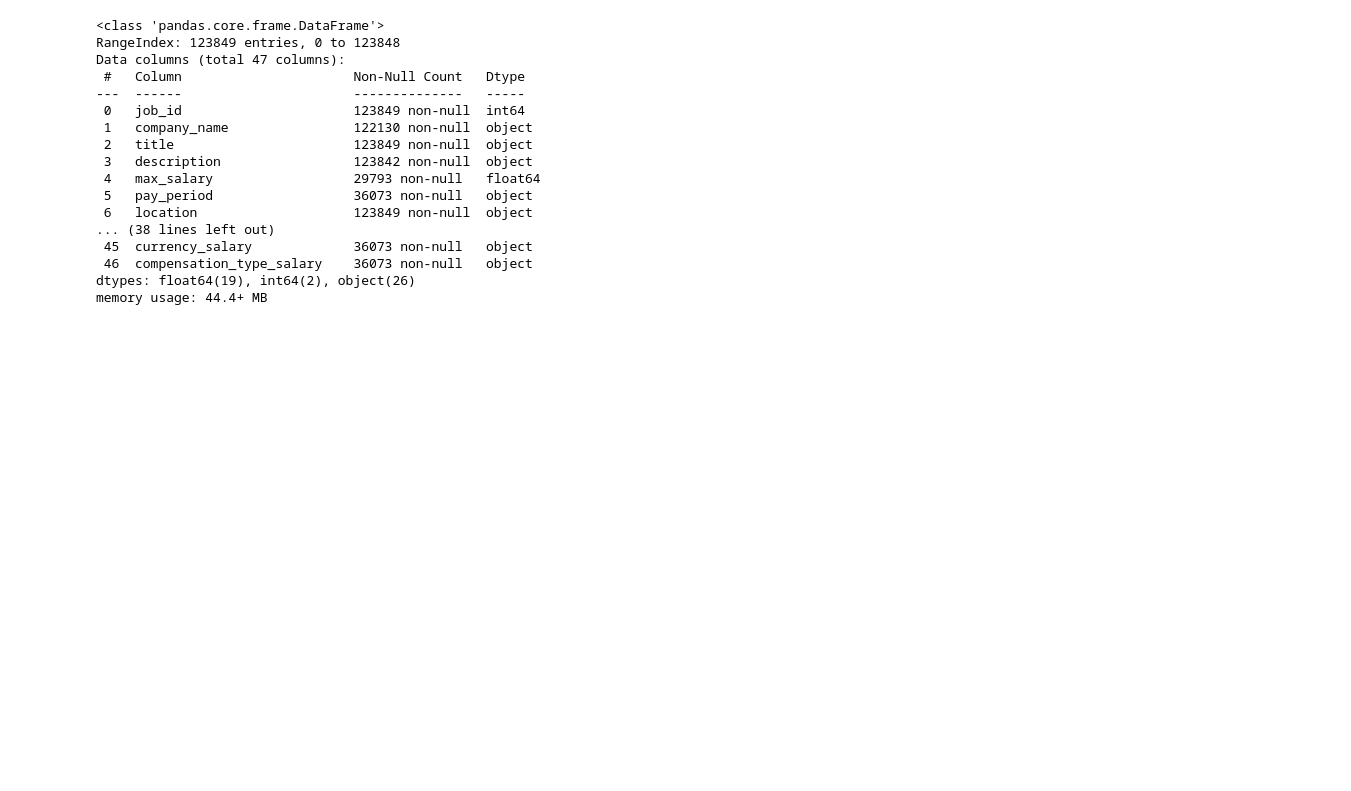
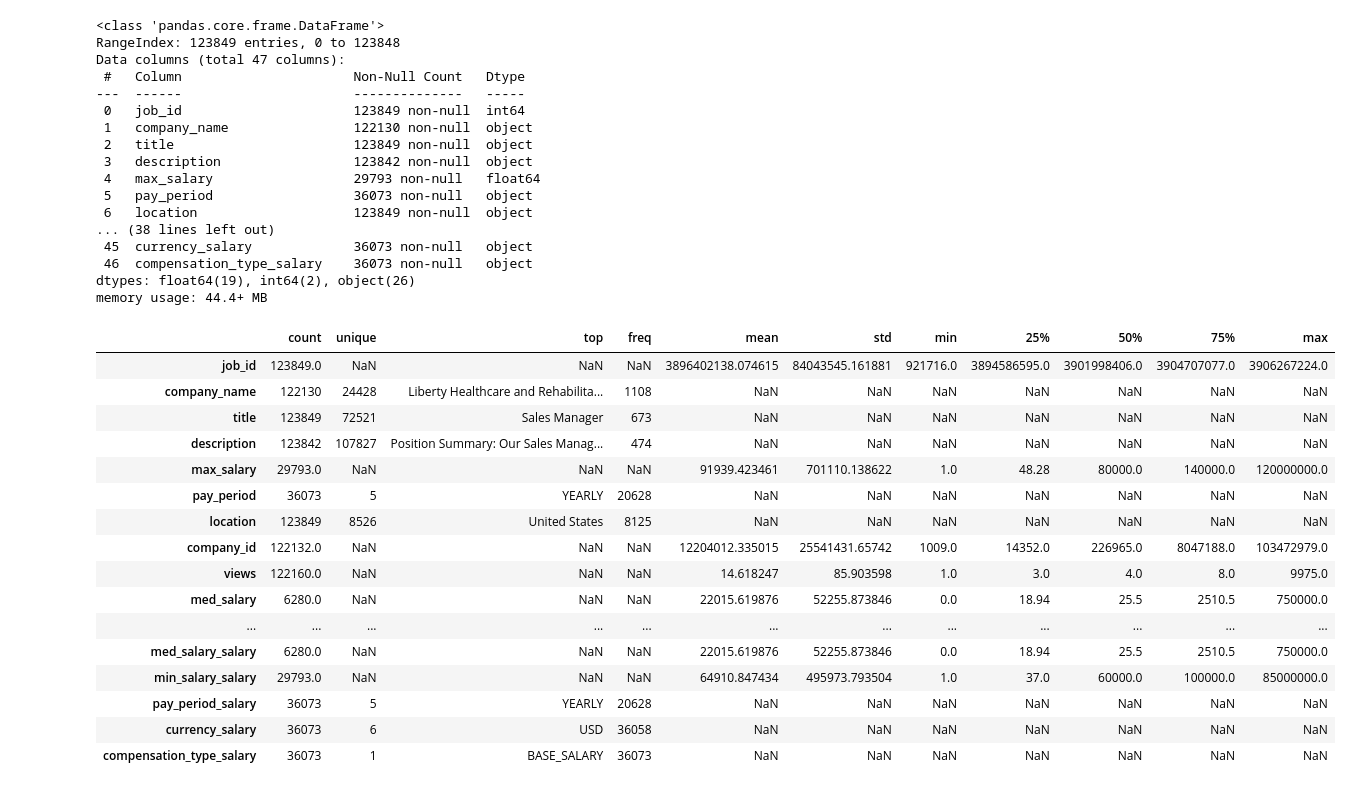
Before and after one commit to abduyea/Career-Trends-Analyzer, a Jupyter notebook: notebooks/data_cleaning_and_preprocessing.ipynb, the cells around one changed output. Drawn from its saved outputs; the diff is of its cells as text; code cells hidden in the pictures; blank space fills up the shorter version.

```diff
--- a/notebooks/data_cleaning_and_preprocessing.ipynb
+++ b/notebooks/data_cleaning_and_preprocessing.ipynb
@@ -80,3 +80,24 @@ Data columns (total 47 columns):
  46  compensation_type_salary    36073 non-null   object
 dtypes: float64(19), int64(2), object(26)
 memory usage: 44.4+ MB
+# %%
+# Summary for numeric columns
+df.describe(include='all').T
+# %% [output]
+|  | count | unique | top | freq | mean | std | min | 25% | 50% | 75% | max |
+| job_id | 123849.0 | NaN | NaN | NaN | 3896402138.074615 | 84043545.161881 | 921716.0 | 3894586595.0 | 3901998406.0 | 3904707077.0 | 3906267224.0 |
+| company_name | 122130 | 24428 | Liberty Healthcare and Rehabilita... | 1108 | NaN | NaN | NaN | NaN | NaN | NaN | NaN |
+| title | 123849 | 72521 | Sales Manager | 673 | NaN | NaN | NaN | NaN | NaN | NaN | NaN |
+| description | 123842 | 107827 | Position Summary: Our Sales Manag... | 474 | NaN | NaN | NaN | NaN | NaN | NaN | NaN |
+| max_salary | 29793.0 | NaN | NaN | NaN | 91939.423461 | 701110.138622 | 1.0 | 48.28 | 80000.0 | 140000.0 | 120000000.0 |
+| pay_period | 36073 | 5 | YEARLY | 20628 | NaN | NaN | NaN | NaN | NaN | NaN | NaN |
+| location | 123849 | 8526 | United States | 8125 | NaN | NaN | NaN | NaN | NaN | NaN | NaN |
+| company_id | 122132.0 | NaN | NaN | NaN | 12204012.335015 | 25541431.65742 | 1009.0 | 14352.0 | 226965.0 | 8047188.0 | 103472979.0 |
+| views | 122160.0 | NaN | NaN | NaN | 14.618247 | 85.903598 | 1.0 | 3.0 | 4.0 | 8.0 | 9975.0 |
+| med_salary | 6280.0 | NaN | NaN | NaN | 22015.619876 | 52255.873846 | 0.0 | 18.94 | 25.5 | 2510.5 | 750000.0 |
+| ... | ... | ... | ... | ... | ... | ... | ... | ... | ... | ... | ... |
+| med_salary_salary | 6280.0 | NaN | NaN | NaN | 22015.619876 | 52255.873846 | 0.0 | 18.94 | 25.5 | 2510.5 | 750000.0 |
+| min_salary_salary | 29793.0 | NaN | NaN | NaN | 64910.847434 | 495973.793504 | 1.0 | 37.0 | 60000.0 | 100000.0 | 85000000.0 |
+| pay_period_salary | 36073 | 5 | YEARLY | 20628 | NaN | NaN | NaN | NaN | NaN | NaN | NaN |
+| currency_salary | 36073 | 6 | USD | 36058 | NaN | NaN | NaN | NaN | NaN | NaN | NaN |
+| compensation_type_salary | 36073 | 1 | BASE_SALARY | 36073 | NaN | NaN | NaN | NaN | NaN | NaN | NaN |
```
